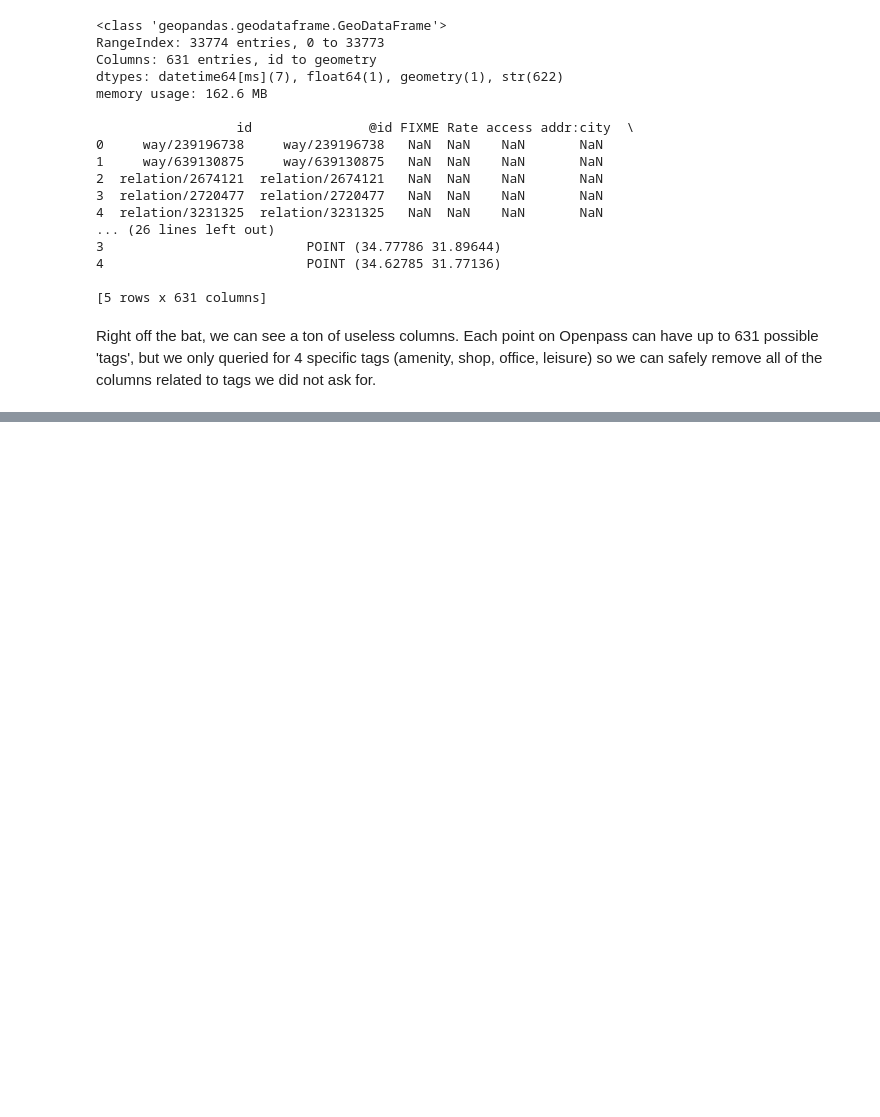
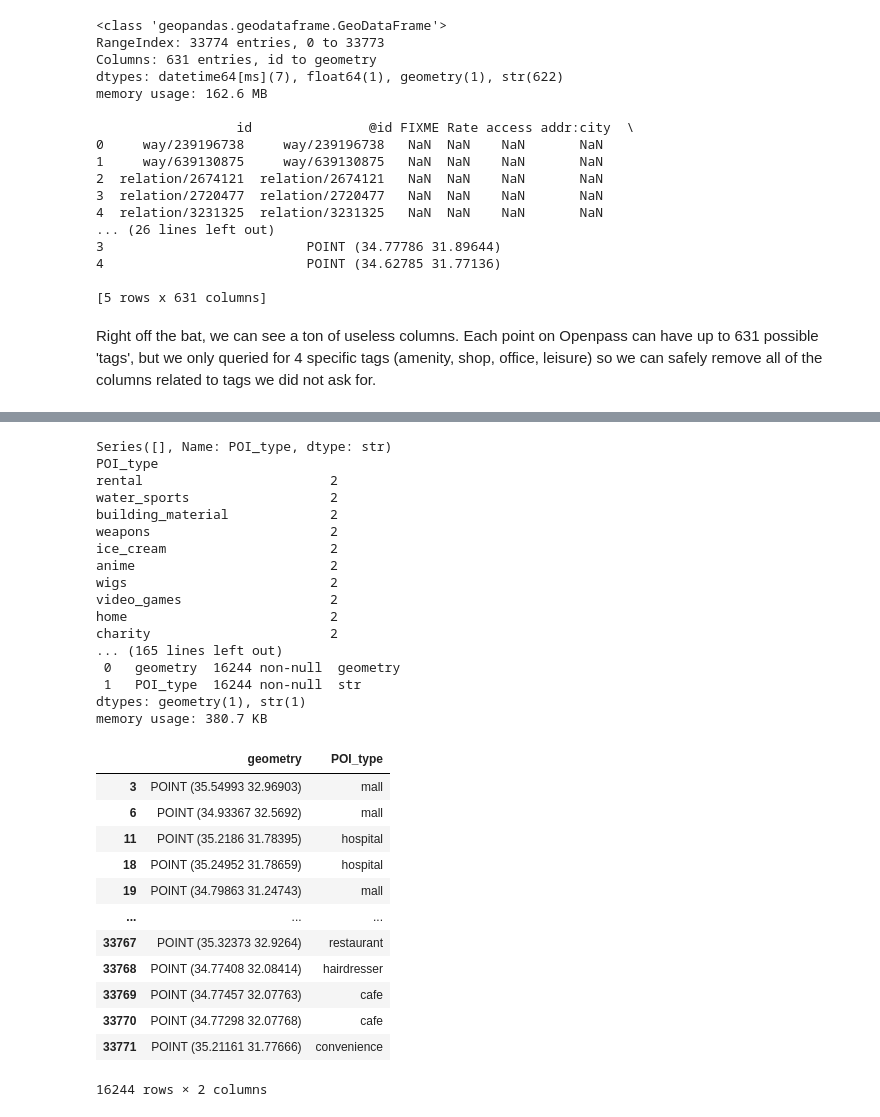
Before and after one commit to Mijael1999/EV-Charging-Station-demand-map, a Jupyter notebook: ev_project_notebook.ipynb, the cells around one changed output, grey strips where cells are left out. Cells and saved outputs as stored; diff of their text form; code cells hidden in the pictures; blank space fills up the shorter version.

```diff
--- a/ev_project_notebook.ipynb
+++ b/ev_project_notebook.ipynb
@@ -86,6 +87,8 @@ file_path = "POIs_center.geojson"
 poi_df = gpd.read_file(file_path)
 # %% [output]
 Skipping field service_times: unsupported OGR type: 10
+# %%
+pd.set_option('display.max_rows', 200)
 # %%
 poi_df.info()
 print('\n', poi_df.head(), '\n')
@@ -150,0 +383,78 @@ Name: count, dtype: int64
+# %%
+# The last step is to merge our two categories - I don't really care about the shop/amenity categorization that OSM does
+poi_df['POI_type'] = poi_df[categories].bfill(axis=1).iloc[:, 0]
+poi_df.drop(columns=categories, inplace=True)
+
+# checking if there's a duplicate office+POI
+print(poi_df.loc[poi_df['office_cat'] == 'office', 'POI_type']) # No duplicates!
+
+# checking for unique POI types
+poi_counts = poi_df['POI_type'].value_counts()
+
+print(poi_counts.tail(50))
+# The most unique POIs are mostly 'bad data' ('no', 'household' or 'home' when we already have 'housewares', etc..)
+
+# Let's settle for 90% of the POIs in Israel! I'll change the bottom 10% values to be 'Other'.
+total_pois = len(poi_df)
+running_total = 0
+keep_pois = []
+
+print(f"{'Shop Type':<20} | {'Count':<6} | {'Cumulative %'}")
+print("-" * 45)
+
+for shop_type, count in poi_df['POI_type'].value_counts().items():
+    running_total += count
+    percent = (running_total / total_pois) * 100
+    print(f"{shop_type:<20} | {count:<6} | {percent:.1f}%")
+    keep_pois.append(shop_type)
+
+    # If we've already covered 90% of all Israeli POIs, we can probably stop
+    if percent > 90:
+        print(f"\n--- Suggestion: Turn everything after '{shop_type}' into 'other' ---")
+        break
+
+poi_df.loc[~poi_df['POI_type'].isin(keep_pois), 'POI_type'] = 'Other'
+
+
+print(poi_df['POI_type'].value_counts())
+# Looks a lot cleaner now! But now we have a 2k category of 'other'. I'll keep that in mind later on.
+# Finally, I'll merge the office column with our POI column:
+poi_df.loc[(poi_df['POI_type'].isna()) & (poi_df['office_cat'] == 'office'), 'POI_type'] = poi_df['office_cat'].astype(str)
+poi_df.drop(columns='office_cat', inplace=True)
+
+# Also noticed a 'vacant' tag which stands for out-of-business stores.. I'll drop those rows
+poi_df = poi_df[poi_df['POI_type'] != 'vacant']
+
+poi_df.info()
+poi_df
+# %% [output]
+Series([], Name: POI_type, dtype: str)
+POI_type
+rental                        2
+water_sports                  2
+building_material             2
+weapons                       2
+ice_cream                     2
+anime                         2
+wigs                          2
+video_games                   2
+home                          2
+charity                       2
+... (165 lines left out)
+ 0   geometry  16244 non-null  geometry
+ 1   POI_type  16244 non-null  str
+dtypes: geometry(1), str(1)
+memory usage: 380.7 KB
+|  | geometry | POI_type |
+| 3 | POINT (35.54993 32.96903) | mall |
+| 6 | POINT (34.93367 32.5692) | mall |
+| 11 | POINT (35.2186 31.78395) | hospital |
+| 18 | POINT (35.24952 31.78659) | hospital |
+| 19 | POINT (34.79863 31.24743) | mall |
+| ... | ... | ... |
+| 33767 | POINT (35.32373 32.9264) | restaurant |
+| 33768 | POINT (34.77408 32.08414) | hairdresser |
+| 33769 | POINT (34.77457 32.07763) | cafe |
+| 33770 | POINT (34.77298 32.07768) | cafe |
+| 33771 | POINT (35.21161 31.77666) | convenience |
+16244 rows × 2 columns
```
Also changed, not shown: parts of 19 cells of this notebook.
